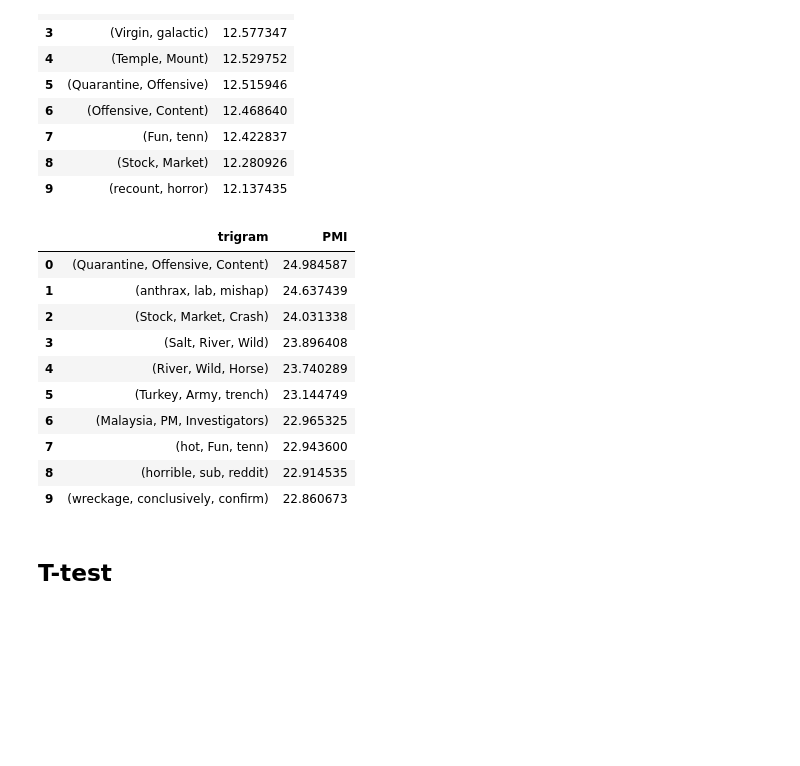
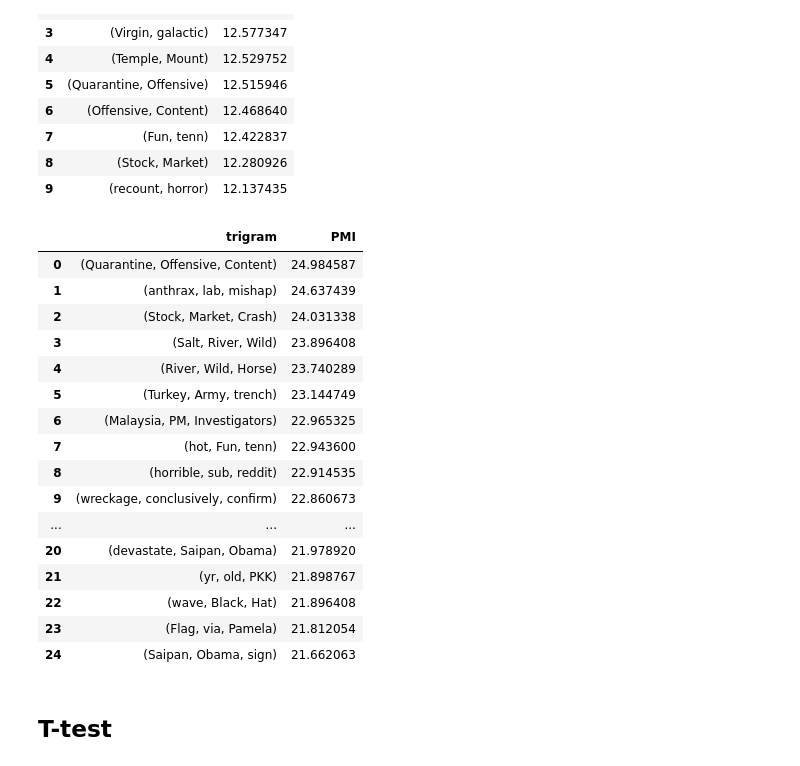
Before and after one commit to 99sbr/Miscellaneous, a Jupyter notebook: HaikuJAM/Collocations.ipynb, the cells around one changed output. Drawn from its saved outputs; the diff is of its cells as text; code cells hidden in the pictures; blank space fills up the shorter version.

```diff
--- a/HaikuJAM/Collocations.ipynb
+++ b/HaikuJAM/Collocations.ipynb
@@ -15,5 +73,5 @@ import wordninja
 # %%
-data = pd.read_csv('data - data.csv')
+data = pd.read_csv('data - data.csv',memory_map=True)
 data = data[['text']]
 data['clean_text'] = data.text
 # %%
@@ -34,11 +92,7 @@ data['clean_text'] = data['clean_text'].apply(lambda x: ' '.join(x))
 # %%
 data['clean_text'] = data['clean_text'].str.replace("[^a-zA-Z0-9]", " ")
 # %%
-data.clean_text = data.clean_text.apply(lambda x: [wordninja.split(word) for word in x.split()])
+# data.clean_text = data.clean_text.apply(lambda x: [wordninja.split(word) for word in x.split()])
-# %%
-data.clean_text = data.clean_text.apply(lambda x:[item for sublist in x for item in sublist] )
-# %%
-data.clean_text = data.clean_text.apply(lambda x:' '.join(x))
 # %%
 import spacy
 nlp = spacy.load('en_core_web_lg', disable=['parser', 'ner'])
@@ -260,19 +321,25 @@ trigramFinder.apply_freq_filter(20)
 # %%
 trigramPMITable = pd.DataFrame(list(trigramFinder.score_ngrams(trigrams.pmi)), columns=['trigram','PMI']).sort_values(by='PMI', ascending=False)
 # %%
-trigramPMITable[:10]
+trigramPMITable[:25]
 # %% [output]
 |  | trigram | PMI |
 | 0 | (Quarantine, Offensive, Content) | 24.984587 |
 | 1 | (anthrax, lab, mishap) | 24.637439 |
 | 2 | (Stock, Market, Crash) | 24.031338 |
 | 3 | (Salt, River, Wild) | 23.896408 |
 | 4 | (River, Wild, Horse) | 23.740289 |
 | 5 | (Turkey, Army, trench) | 23.144749 |
 | 6 | (Malaysia, PM, Investigators) | 22.965325 |
 | 7 | (hot, Fun, tenn) | 22.943600 |
 | 8 | (horrible, sub, reddit) | 22.914535 |
 | 9 | (wreckage, conclusively, confirm) | 22.860673 |
+| ... | ... | ... |
+| 20 | (devastate, Saipan, Obama) | 21.978920 |
+| 21 | (yr, old, PKK) | 21.898767 |
+| 22 | (wave, Black, Hat) | 21.896408 |
+| 23 | (Flag, via, Pamela) | 21.812054 |
+| 24 | (Saipan, Obama, sign) | 21.662063 |
 # %%
 pmi_bi = bigramPMITable[:20].bigram.values
 pmi_tri = trigramPMITable[:20].trigram.values
```
Also changed, not shown: parts of 14 cells of this notebook.
